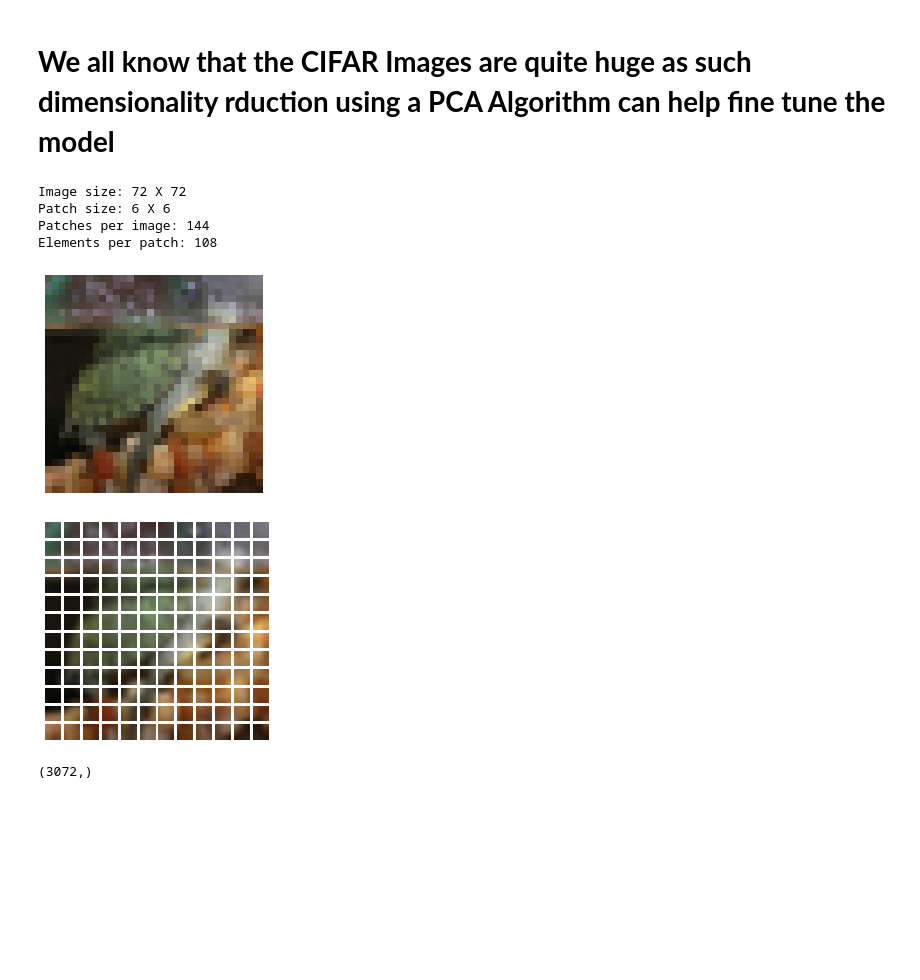
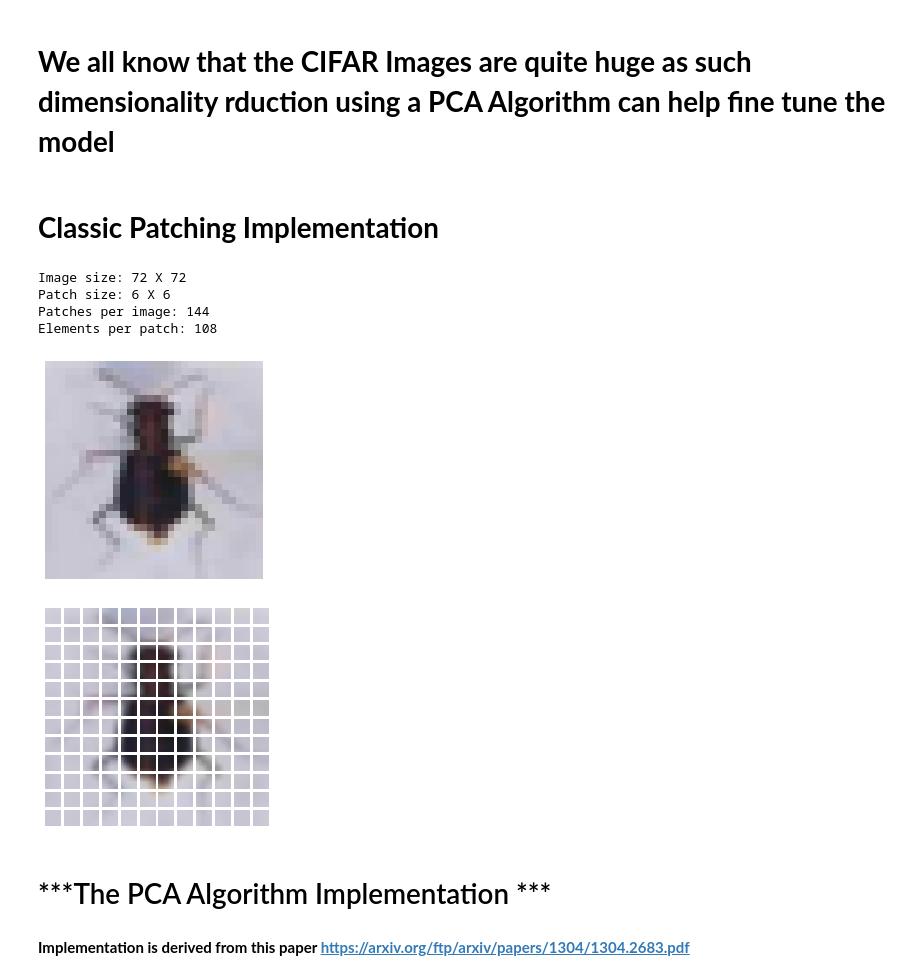
Before and after one commit to mmarxe/Image-Classfication-using-Transformers-ViT-, a Jupyter notebook: model.ipynb, the cells around one changed output. Drawn from its saved outputs; the diff is of its cells as text; code cells hidden in the pictures; blank space fills up the shorter version.

```diff
--- a/model.ipynb
+++ b/model.ipynb
@@ -21,10 +21,10 @@ import tensorflow_addons as tfa
 num_classes = 100
 input_shape = (32, 32, 3)
 
-(x_train, y_train), (x_test, y_test) = keras.datasets.cifar100.load_data()
+(x_train_1, y_train_1), (x_test_1, y_test_1) = keras.datasets.cifar100.load_data()
 
-print(f"x_train shape: {x_train.shape} - y_train shape: {y_train.shape}")
-print(f"x_test shape: {x_test.shape} - y_test shape: {y_test.shape}")
+print(f"x_train shape: {x_train_1.shape} - y_train shape: {y_train_1.shape}")
+print(f"x_test shape: {x_test_1.shape} - y_test shape: {y_test_1.shape}")
 # %% [output]
 Downloading data from https://www.cs.toronto.edu/~kriz/cifar-100-python.tar.gz
 169009152/169001437 [==============================] - 2s 0us/step
@@ -49,6 +50,8 @@ transformer_units = [
 ]  # Size of the transformer layers
 transformer_layers = 8
 mlp_head_units = [2048, 1024]  # Size of the dense layers of the final classifier
+# %% [markdown]
+# **Classic Patching Implementation**
 # %%
 class Patches(layers.Layer):
     def __init__(self, patch_size):
@@ -70,32 +73,37 @@ class Patches(layers.Layer):
 # %%
 import matplotlib.pyplot as plt
 
 plt.figure(figsize=(4, 4))
-image = x_train[np.random.choice(range(x_train.shape[0]))]
+image = x_train_1[np.random.choice(range(x_train_1.shape[0]))]
 plt.imshow(image.astype("uint8"))
 plt.axis("off")
 
 resized_image = tf.image.resize(
     tf.convert_to_tensor([image]), size=(image_size, image_size)
 )
 patches = Patches(patch_size)(resized_image)
 print(f"Image size: {image_size} X {image_size}")
 print(f"Patch size: {patch_size} X {patch_size}")
 print(f"Patches per image: {patches.shape[1]}")
 print(f"Elements per patch: {patches.shape[-1]}")
 
 n = int(np.sqrt(patches.shape[1]))
 plt.figure(figsize=(4, 4))
 for i, patch in enumerate(patches[0]):
     ax = plt.subplot(n, n, i + 1)
     patch_img = tf.reshape(patch, (patch_size, patch_size, 3))
     plt.imshow(patch_img.numpy().astype("uint8"))
     plt.axis("off")
 # %% [output]
 Image size: 72 X 72
 Patch size: 6 X 6
 Patches per image: 144
 Elements per patch: 108
-[figure, old version]
+[figure, new version]
-[figure, old version]
+[figure, new version]
+# %% [markdown]
+# ***The PCA Algorithm Implementation ***
+# %% [markdown]
+**Implementation is derived from this paper
+https://arxiv.org/ftp/arxiv/papers/1304/1304.2683.pdf**
 # %%
@@ -104,8 +113,3 @@ from sklearn.model_selection import train_test_split
 from sklearn.neural_network import MLPClassifier
 from sklearn.metrics import accuracy_score, confusion_matrix
 from sklearn.decomposition import PCA
-# %%
-x_flat = np.array(x_train[0]).reshape((3072))
-print(x_flat.shape)
-# %% [output]
-(3072,)
```
Also changed, not shown: parts of 23 cells of this notebook.
